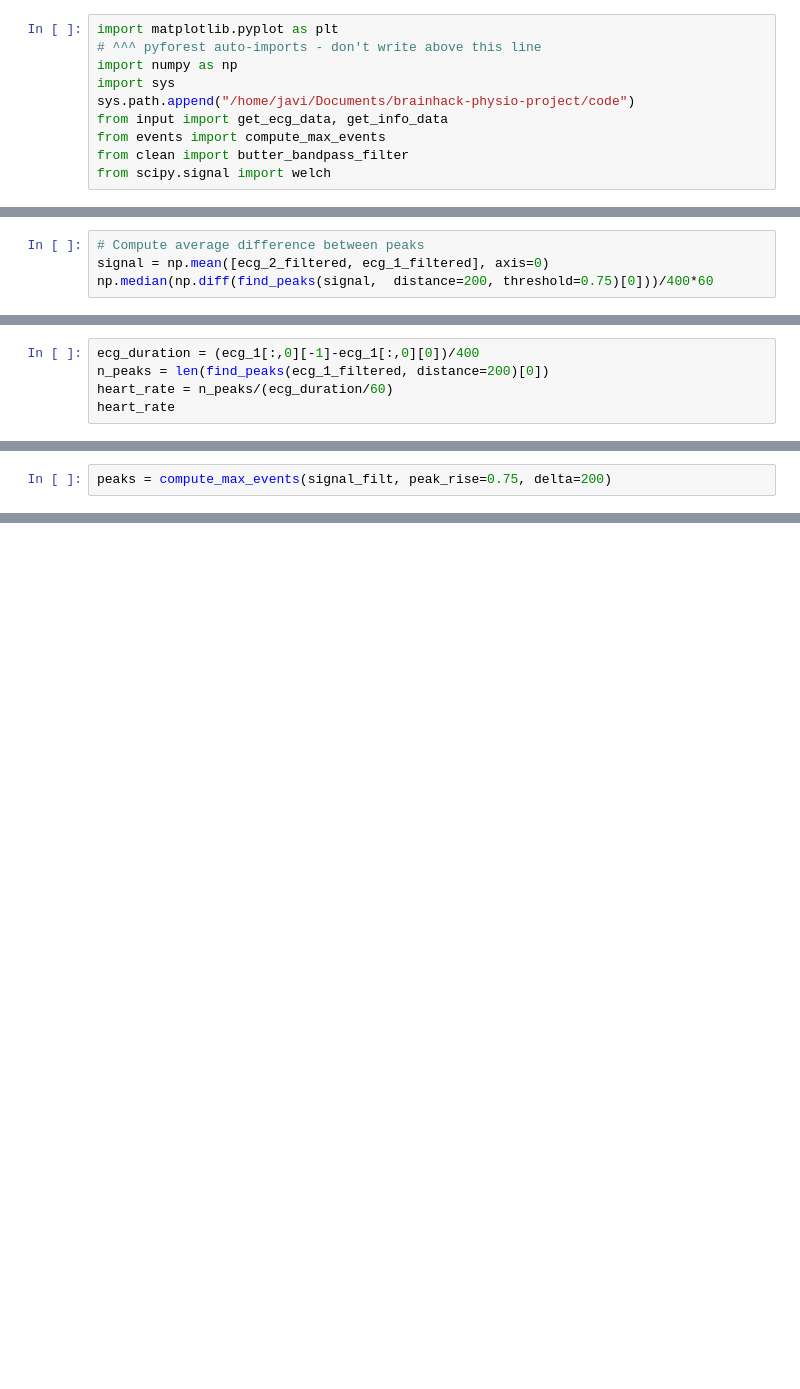
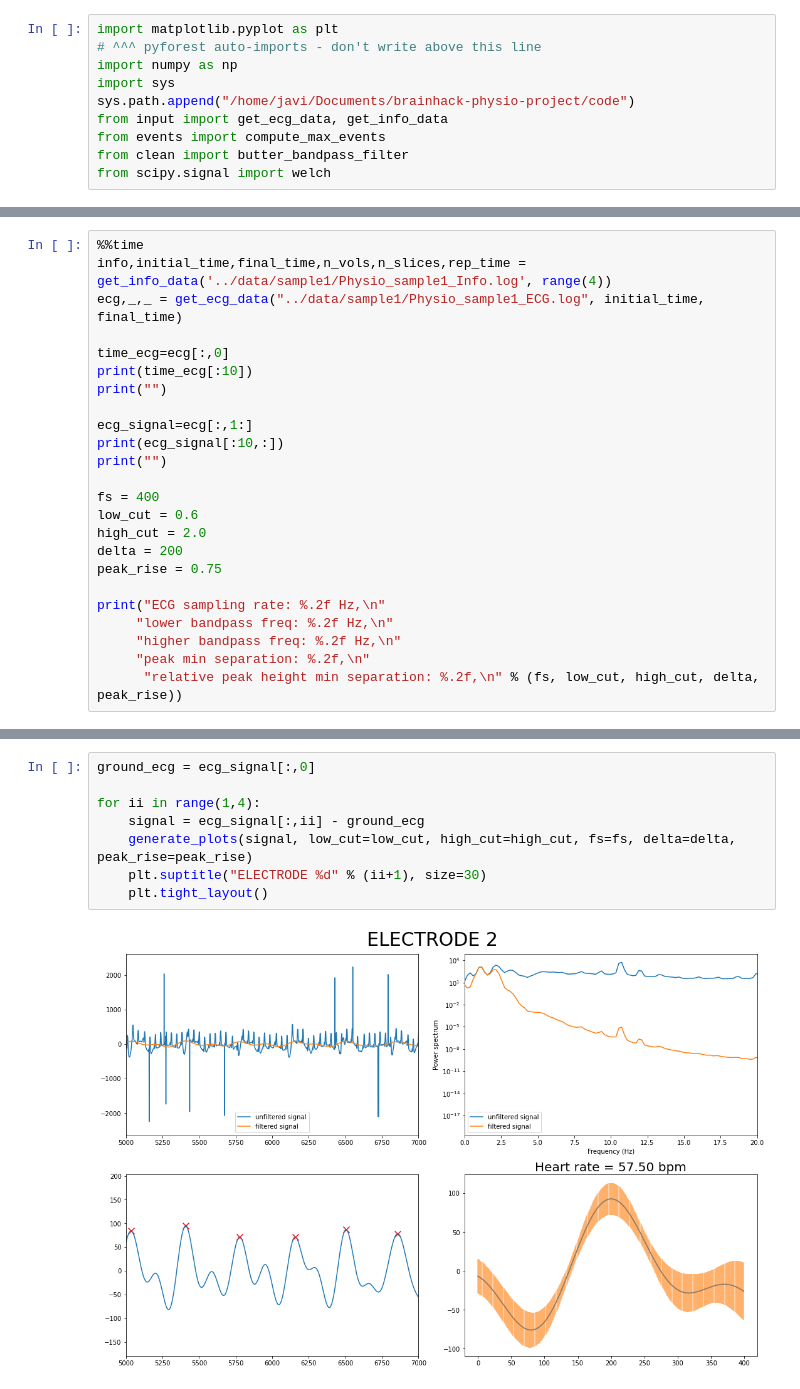
Before and after one commit to CoAxLab/niphlem, a Jupyter notebook: notebooks/peak_ecg.ipynb, the cells around one changed output, grey strips where cells are left out. Saved outputs shown, nothing was run; the diff lists cells and outputs as text; blank space fills up the shorter version.

```diff
--- a/notebooks/peak_ecg.ipynb
+++ b/notebooks/peak_ecg.ipynb
@@ -88,4 +12,0 @@ NameError: name 'find_peaks' is not defined
-# %%
-# Compute average difference between peaks
-signal = np.mean([ecg_2_filtered, ecg_1_filtered], axis=0)
-np.median(np.diff(find_peaks(signal,  distance=200, threshold=0.75)[0]))/400*60
@@ -94,5 +12,0 @@ nan
-# %%
-ecg_duration = (ecg_1[:,0][-1]-ecg_1[:,0][0])/400
-n_peaks = len(find_peaks(ecg_1_filtered, distance=200)[0])
-heart_rate = n_peaks/(ecg_duration/60)
-heart_rate
@@ -120,3 +13 @@ find_peaks(foo)[0].shape
-# %%
-peaks = compute_max_events(signal_filt, peak_rise=0.75, delta=200)
 # %%
@@ -181,0 +71,24 @@ plt.errorbar?
+# %%
+%%time
+info,initial_time,final_time,n_vols,n_slices,rep_time = get_info_data('../data/sample1/Physio_sample1_Info.log', range(4))
+ecg,_,_ = get_ecg_data("../data/sample1/Physio_sample1_ECG.log", initial_time, final_time)
+
+time_ecg=ecg[:,0]
+print(time_ecg[:10])
+print("")
+
+ecg_signal=ecg[:,1:]
+print(ecg_signal[:10,:])
+print("")
+
+fs = 400
+low_cut = 0.6
+high_cut = 2.0
+delta = 200
+peak_rise = 0.75
+
+print("ECG sampling rate: %.2f Hz,\n"
+     "lower bandpass freq: %.2f Hz,\n"
+     "higher bandpass freq: %.2f Hz,\n"
+     "peak min separation: %.2f,\n"
+      "relative peak height min separation: %.2f,\n" % (fs, low_cut, high_cut, delta, peak_rise))
@@ -181,0 +115,10 @@ plt.errorbar?
+# %%
+ground_ecg = ecg_signal[:,0]
+
+for ii in range(1,4):
+    signal = ecg_signal[:,ii] - ground_ecg
+    generate_plots(signal, low_cut=low_cut, high_cut=high_cut, fs=fs, delta=delta, peak_rise=peak_rise)
+    plt.suptitle("ELECTRODE %d" % (ii+1), size=30)
+    plt.tight_layout()
+# %% [output]
+[figure, added]
```
Also changed, not shown: parts of 32 cells of this notebook.
